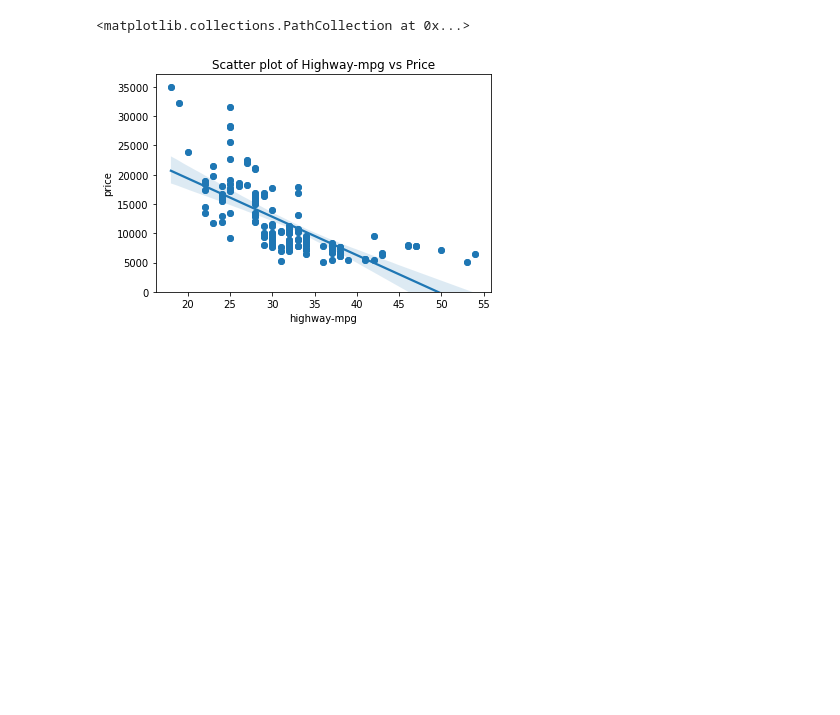
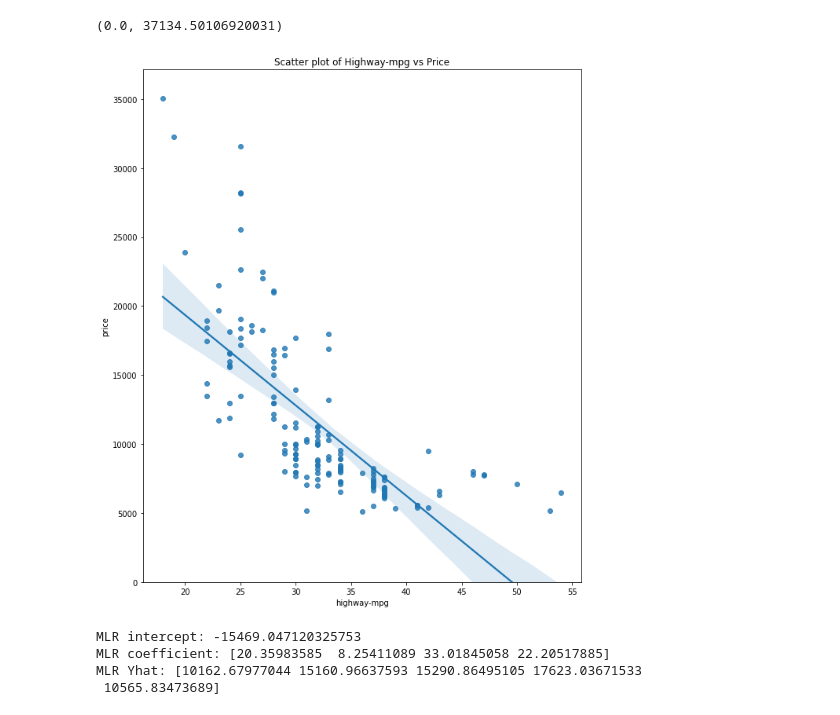
Before and after one commit to jmjkim/Data-Analysis-Project, a Jupyter notebook: CSV Analysis/automobile.ipynb, the cells around one changed output. Cells and saved outputs as stored; diff of their text form; code cells hidden in the pictures; blank space fills up the shorter version.

Commit message:
Update automobile

```diff
--- a/CSV Analysis/automobile.ipynb
+++ b/CSV Analysis/automobile.ipynb
@@ -10,8 +11,16 @@ from sklearn.linear_model import LinearRegression
 # %%
+### Data Reference: Automobile. (1987). UCI Machine Learning Repository
+
 ### Data Formatting Block
-csv = pd.read_csv("/Users/jk/Desktop/A/Study/Data Analysis/Practice Folder/automobile.csv")
+file_path = "/Users/jk/Desktop/A/Study/Data Analysis/Practice Folder/automobile.csv"
 pd.set_option("display.max_rows", None)
+df = pd.read_csv(file_path)
+df = pd.DataFrame(df.replace("?", np.NaN))
+df.dropna(inplace = True) # Drop the rows that contains NaN values for data wrangling
 
-df = pd.DataFrame(csv.replace("?", np.NaN))
-df.dropna(inplace = True) # Drop the rows that contains NaN values for data wrangling
-df["price"] = df["price"].astype(int) # Convert float values to int for linspace function
+
+### Data Normalization Block
+## standarize scale of the value
+df["length"] = df["length"]/df["length"].max()
+df["height"] = df["height"]/df["height"].max()
+df["width"] = df["width"]/df["width"].max()
@@ -23,16 +58,27 @@ df["width"] = df["width"]/df["width"].max() # standarize scale of the value
 # %%
-### Data Visualization Block
-## Correlation between highway-mpg vs price which indicates that highway-mpg is a good predictor of the price
-x = df[["highway-mpg"]]
-y = df["price"]
-
+### Scatterplot with Linear Regression
+plt.figure(figsize=(10, 12))
 plt.title("Scatter plot of Highway-mpg vs Price")
 plt.xlabel("Highway-mpg")
 plt.ylabel("Price")
 
-sns.regplot(x = "highway-mpg", y = "price", data = df) # Plot data and a linear regression model fit
-plt.ylim(0, ) # Get or set the y-limits of the current axes
-plt.scatter(x, y)
+sns.regplot(x = "highway-mpg", y = "price", data = df)
+plt.ylim(0, )
 # %% [output]
-<matplotlib.collections.PathCollection at 0x...>
+(0.0, 37134.50106920031)
-[figure, old version]
+[figure, new version]
+# %%
+### Multiple Linear Regression
+Z = df[['horsepower', 'curb-weight', 'engine-size', 'highway-mpg']]
+lm.fit(Z, df["price"])
+MLR_Yhat = lm.predict(Z)
+
+lm.coef_ # Slope
+lm.intercept_
+
+print(f"MLR intercept: {lm.intercept_}\nMLR coefficient: {lm.coef_}\nMLR Yhat: {MLR_Yhat[0:5]}")
+# %% [output]
+MLR intercept: -15469.047120325753
+MLR coefficient: [20.35983585  8.25411089 33.01845058 22.20517885]
+MLR Yhat: [10162.67977044 15160.96637593 15290.86495105 17623.03671533
+ 10565.83473689]
```
Also changed, not shown: parts of 10 cells of this notebook.
